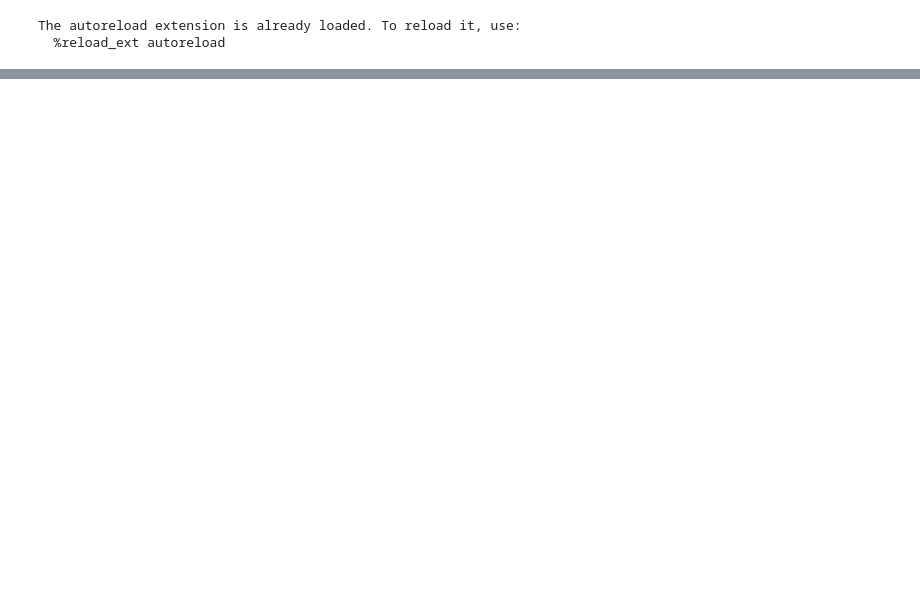
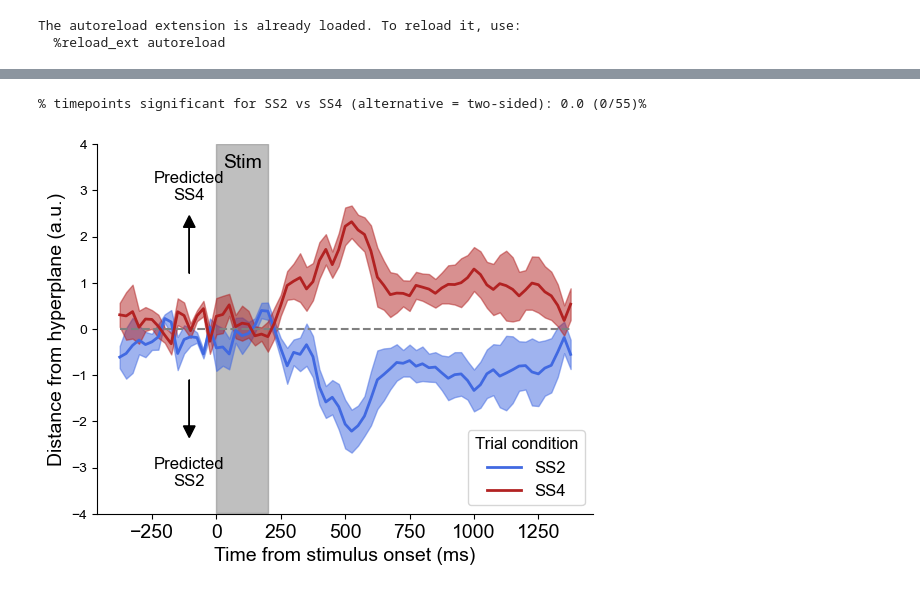
Before and after one commit to AwhVogelLab/mvEEG, a Jupyter notebook: decoding demo notebook.ipynb, the cells around one changed output, grey strips where cells are left out. Cells and saved outputs as stored; diff of their text form; code cells hidden in the pictures; blank space fills up the shorter version.

```diff
--- a/decoding demo notebook.ipynb
+++ b/decoding demo notebook.ipynb
@@ -90,0 +105,5 @@ FileNotFoundError: [Errno 2] No such file or directory: 'E:\\datasets\\supracapa
+# %%
+interp.plot_hyperplane(labels=['SS2','SS4'],significance_testing=True,alternatives=['two-sided'])
+# %% [output]
+% timepoints significant for SS2 vs SS4 (alternative = two-sided): 0.0 (0/55)%
+[figure, added]
```
Also changed, not shown: parts of 8 cells of this notebook, 5 other files.
